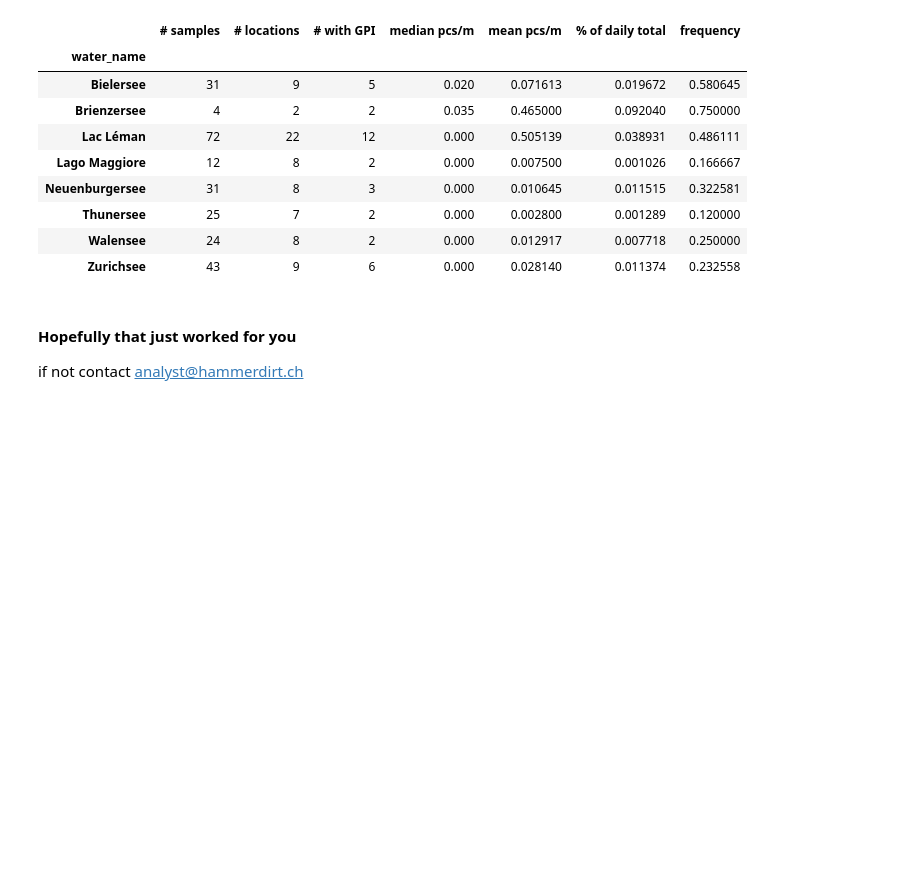
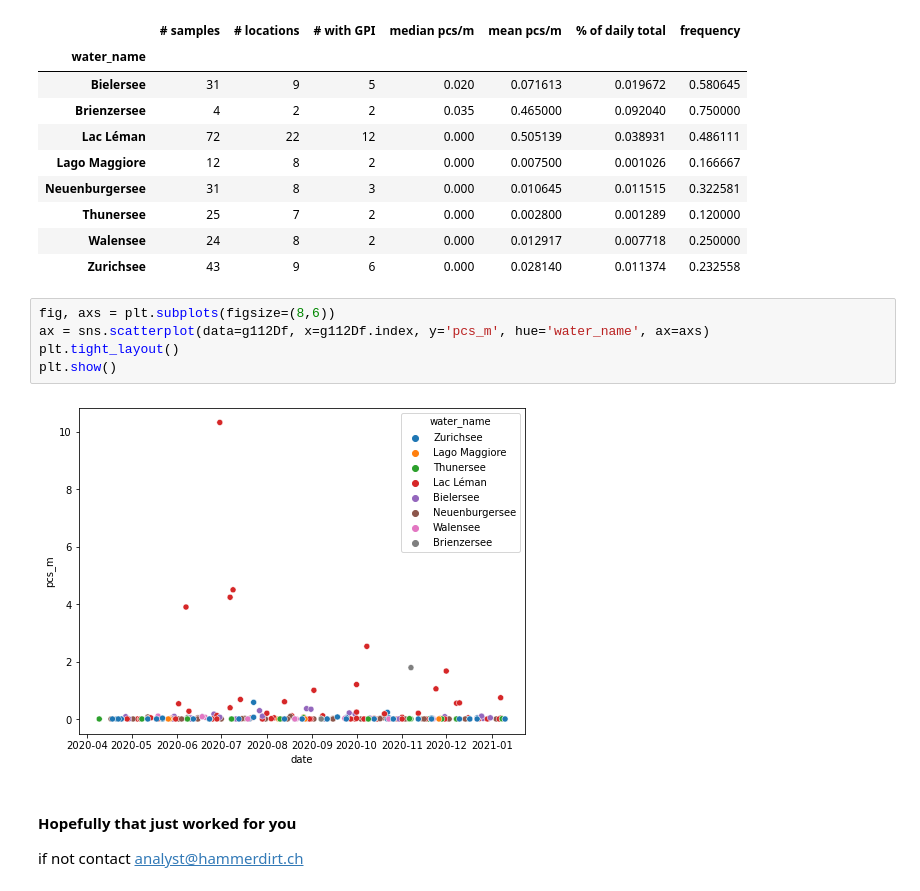
Before and after one commit to hammerdirt-analyst/iqals, a Jupyter notebook: g112_summary.ipynb, the cells around one changed output. Saved outputs shown, nothing was run; the diff lists cells and outputs as text; blank space fills up the shorter version.

```diff
--- a/g112_summary.ipynb
+++ b/g112_summary.ipynb
@@ -280,6 +280,13 @@ regional_summary
 | Thunersee | 25 | 7 | 2 | 0.000 | 0.002800 | 0.001289 | 0.120000 |
 | Walensee | 24 | 8 | 2 | 0.000 | 0.012917 | 0.007718 | 0.250000 |
 | Zurichsee | 43 | 9 | 6 | 0.000 | 0.028140 | 0.011374 | 0.232558 |
+# %%
+fig, axs = plt.subplots(figsize=(8,6))
+ax = sns.scatterplot(data=g112Df, x=g112Df.index, y='pcs_m', hue='water_name', ax=axs)
+plt.tight_layout()
+plt.show()
+# %% [output]
+[figure, added]
 # %% [markdown]
 #### Hopefully that just worked for you
 
```
Also changed, not shown: parts of 7 cells of this notebook, 2 other files.
